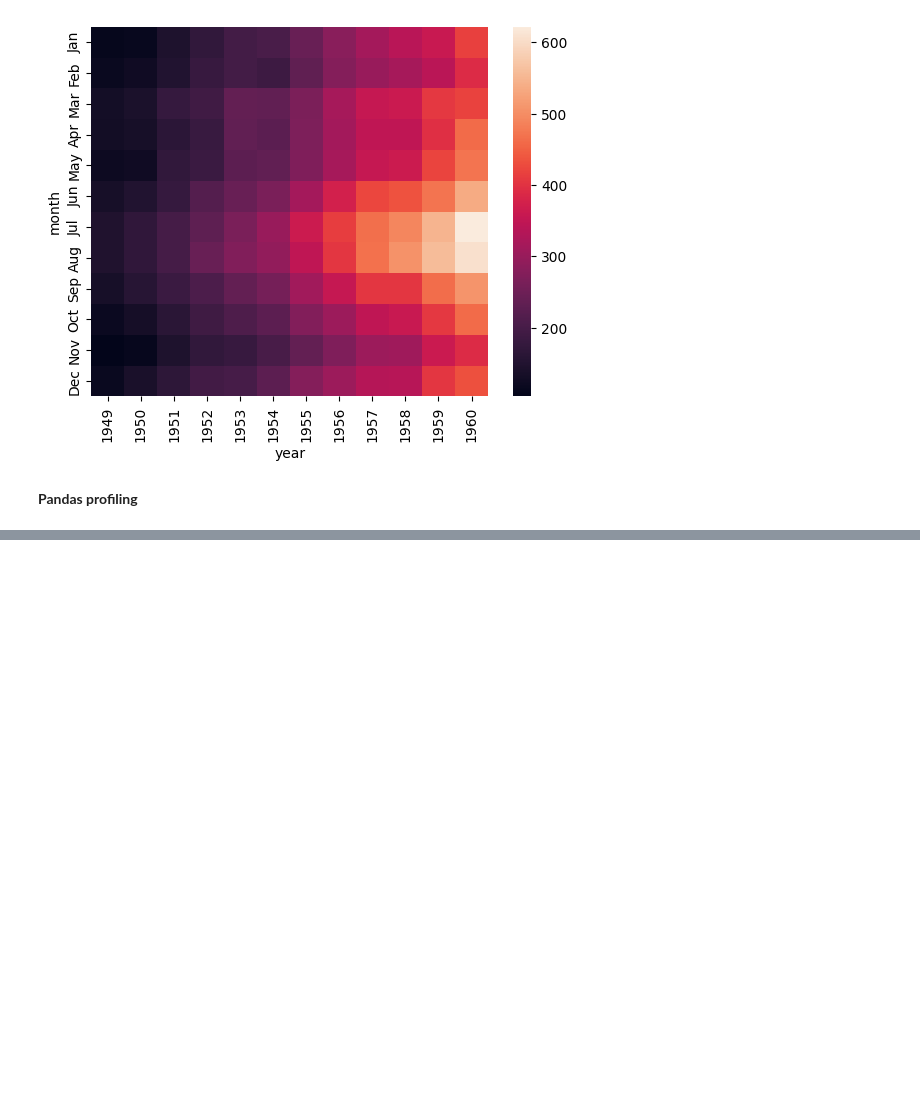
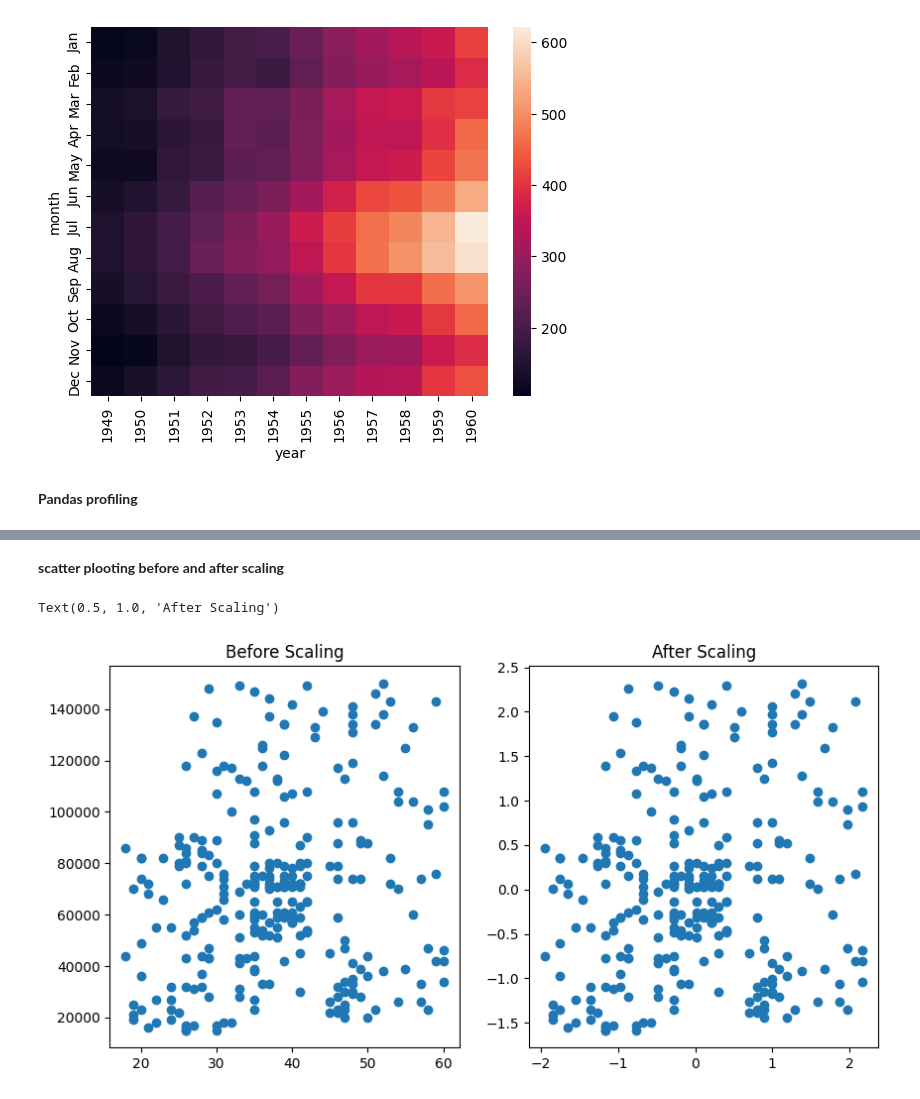
Before and after one commit to tiwarisubash956/Machine-Learning-Algorithms, a Jupyter notebook: ml-100-days.ipynb, the cells around one changed output, grey strips where cells are left out. Saved outputs shown, nothing was run; the diff lists cells and outputs as text; code cells hidden in the pictures; blank space fills up the shorter version.

```diff
--- a/ml-100-days.ipynb
+++ b/ml-100-days.ipynb
@@ -493,0 +512,2 @@ prof.to_file(output_file='output.html')
+# %%
+df=df.iloc[:,2:]
@@ -493,0 +532,3 @@ prof.to_file(output_file='output.html')
+# %%
+from sklearn.model_selection import train_test_split
+x_train,x_test,y_train,y_test=train_test_split(df.drop('Purchased',axis=1),df['Purchased'],test_size=0.3,random_state=0)
@@ -493,0 +541,10 @@ prof.to_file(output_file='output.html')
+# %%
+from sklearn.preprocessing import StandardScaler
+scaler=StandardScaler()
+
+# fir the scaler to fit the train test
+
+scaler.fit(x_train)
+# transform train and test
+x_train_Scaled=scaler.transform(x_train)
+x_test_Scaled=scaler.transform(x_test)
@@ -493,0 +555,3 @@ prof.to_file(output_file='output.html')
+# %%
+x_train_Scaled=pd.DataFrame(x_train_Scaled,columns=x_train.columns)
+x_test_Scaled=pd.DataFrame(x_test_Scaled,columns=x_test.columns)
@@ -493,0 +582,11 @@ prof.to_file(output_file='output.html')
+# %% [markdown]
+**scatter plooting before and after scaling**
+# %%
+fig,(ax1,ax2)=plt.subplots(1,2,figsize=(10,5))
+ax1.scatter(x_train['Age'],x_train['EstimatedSalary'])
+ax1.set_title('Before Scaling')
+ax2.scatter(x_train_Scaled['Age'],x_train_Scaled['EstimatedSalary'])
+ax2.set_title('After Scaling')
+# %% [output]
+Text(0.5, 1.0, 'After Scaling')
+[figure, added]
```
Also changed, not shown: parts of 62 cells of this notebook.
